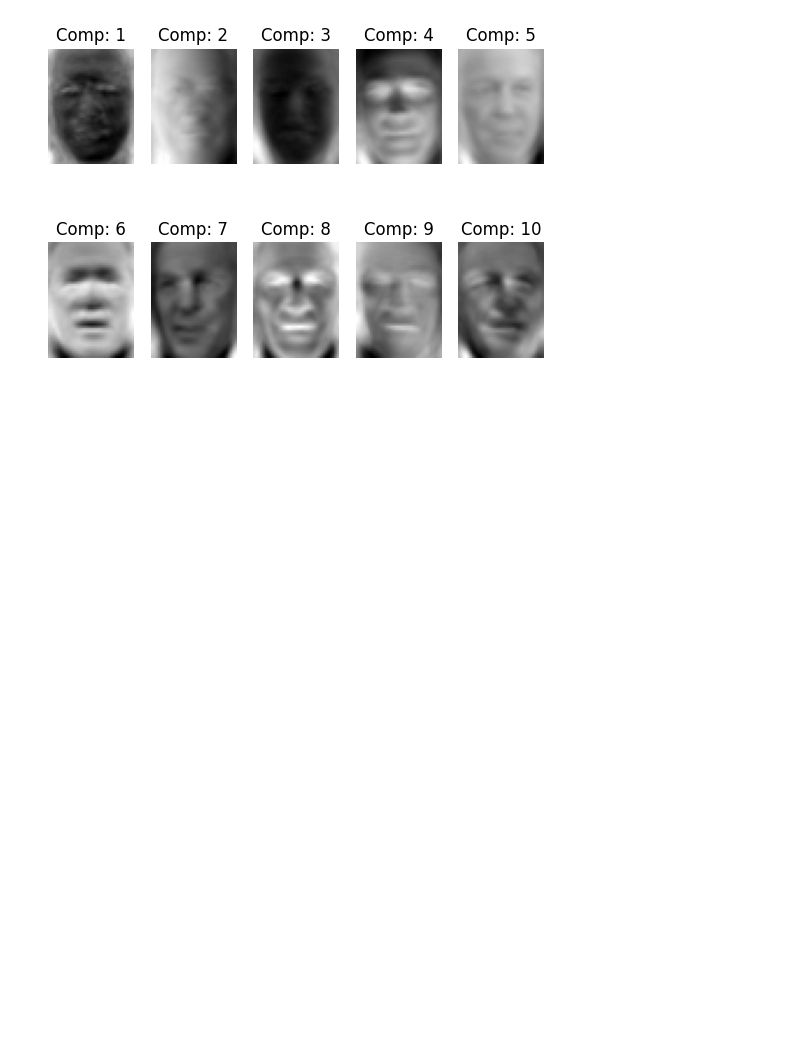
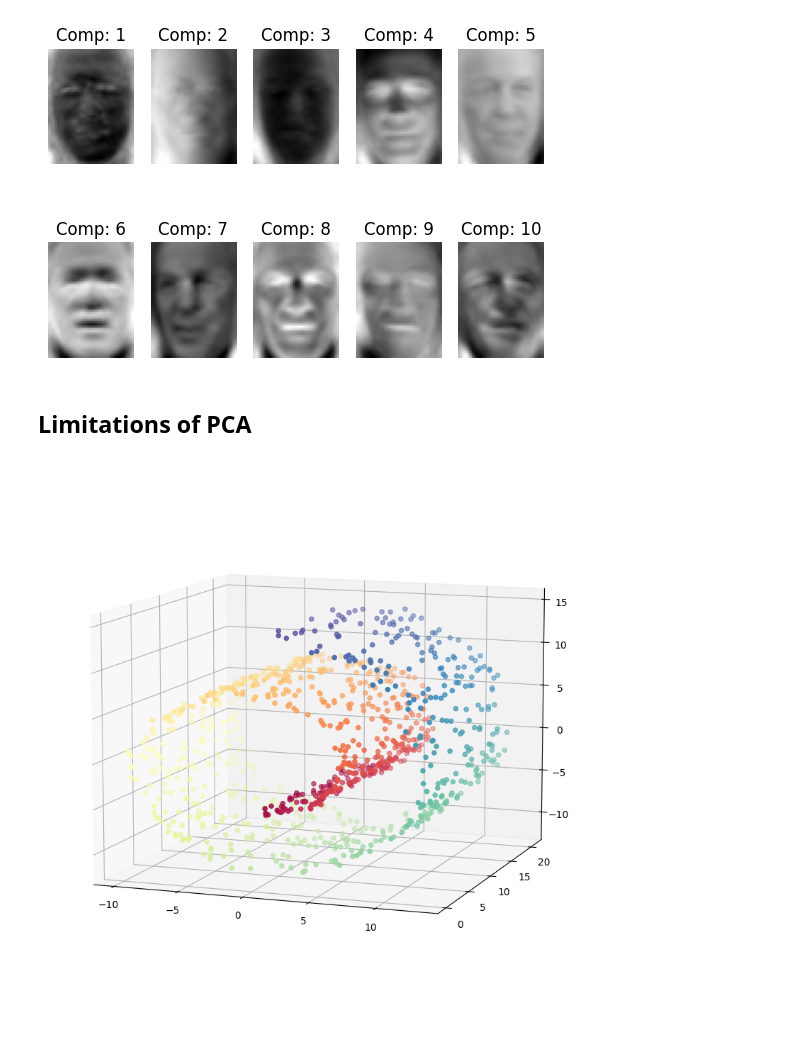
Before and after one commit to saiprakash-c/machine-learning-fundamentals, a Jupyter notebook: unsupervised_learning/pca.ipynb, the cells around one changed output. Drawn from its saved outputs; the diff is of its cells as text; code cells hidden in the pictures; blank space fills up the shorter version.

```diff
--- a/unsupervised_learning/pca.ipynb
+++ b/unsupervised_learning/pca.ipynb
@@ -296,3 +297,20 @@ plt.subplots_adjust(hspace=0.1)
 plt.show()
 # %% [output]
 [figure]
+# %% [markdown]
+## Limitations of PCA
+# %%
+# create a swiss roll dataset
+from sklearn.datasets import make_swiss_roll
+
+X, y = make_swiss_roll(n_samples=1000, noise=0.2, random_state=42)
+
+# plot the swiss roll
+from mpl_toolkits.mplot3d import Axes3D
+fig = plt.figure(figsize=(10, 10))
+ax = fig.add_subplot(111, projection='3d')
+ax.scatter(X[:, 0], X[:, 1], X[:, 2], c=y, cmap=plt.cm.Spectral)
+ax.view_init(10, -70)
+plt.show()
+# %% [output]
+[figure, added]
```
Also changed, not shown: parts of 4 cells of this notebook.
